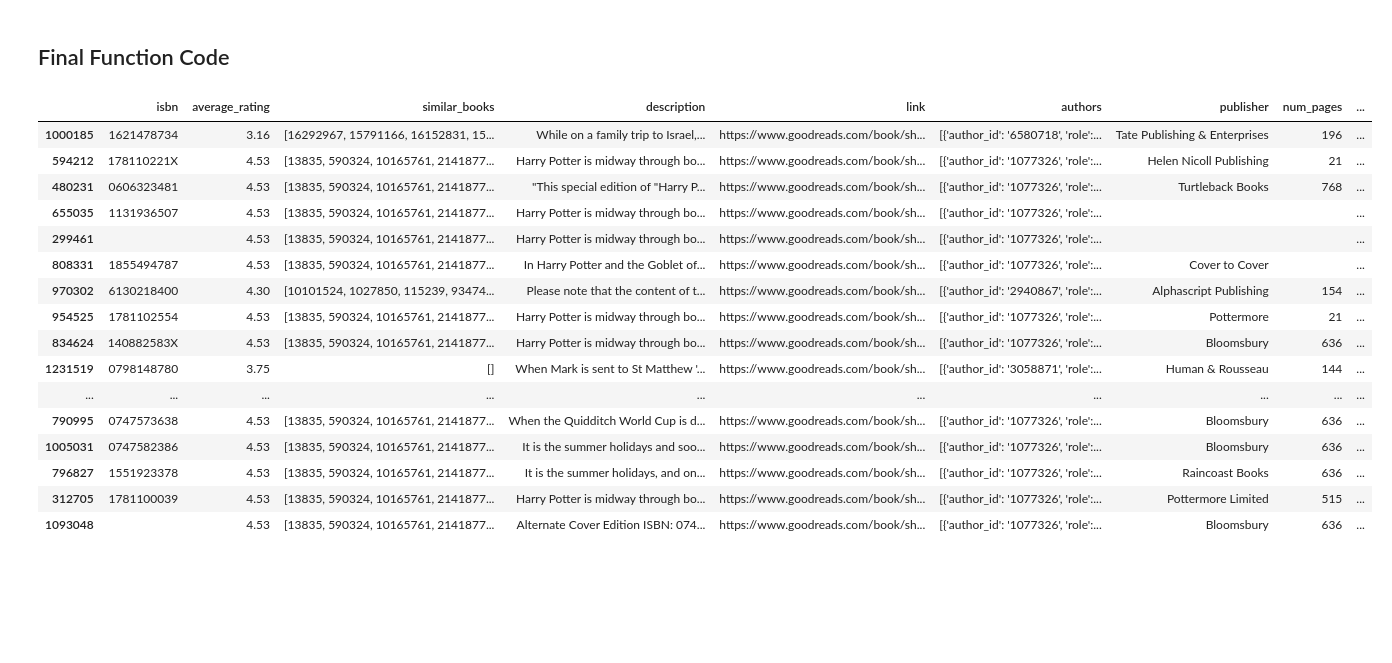
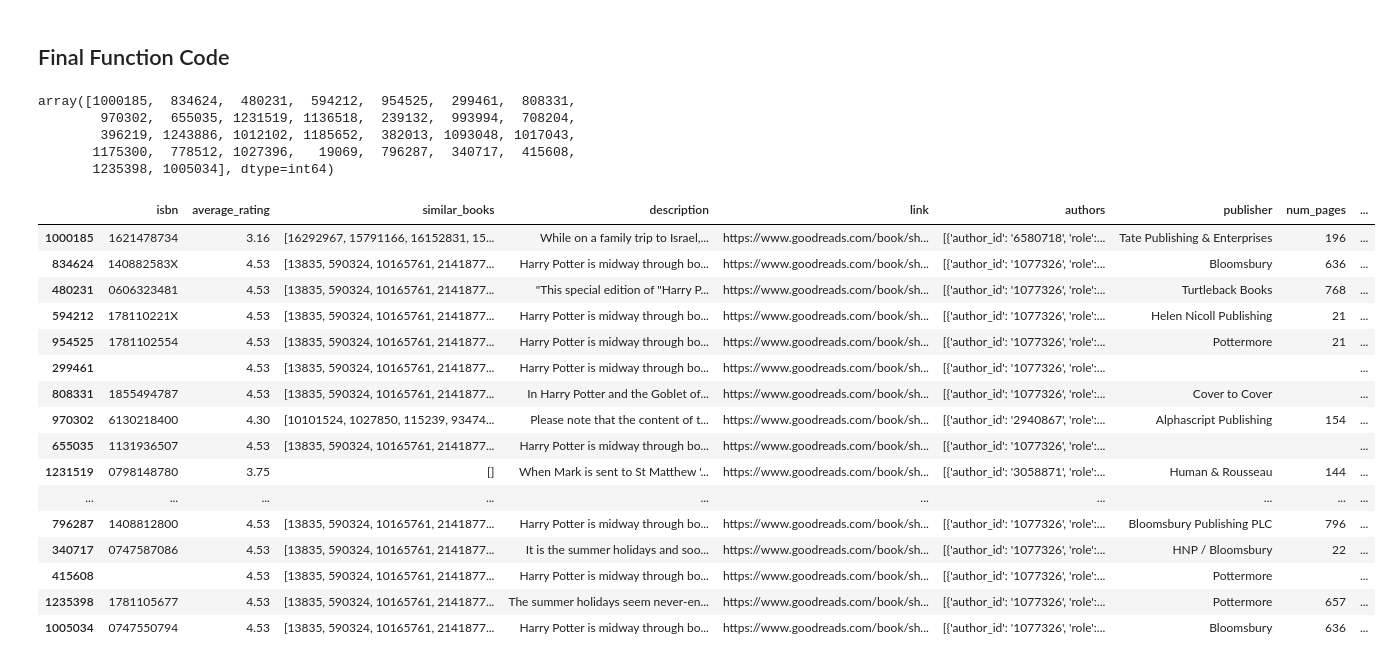
Before and after one commit to sg13041995/Goodreads_SearchEngine, a Jupyter notebook: Files/SearchEngine_TFIDF/searchEngine_TFIDF.ipynb, the cells around one changed output. Drawn from its saved outputs; the diff is of its cells as text; code cells hidden in the pictures; blank space fills up the shorter version.

Commit message:
database integration done with the searchEngine

```diff
--- a/Files/SearchEngine_TFIDF/searchEngine_TFIDF.ipynb
+++ b/Files/SearchEngine_TFIDF/searchEngine_TFIDF.ipynb
@@ -257,11 +261,11 @@ vectorizer = joblib.load("./Memory/vectorizer_uni.pkl")
 tfidf = joblib.load("./Memory/tfidf_matrix_uni.pkl")
 # items = pd.read_json("../Datasets/Processed/itemDetails_RatingCount_gt15.json")
 # %%
-def search(query,vectorizer=vectorizer):
+def search(query,vectorizer,tfidf_matrix):
     processed = re.sub("\s+", " ", re.sub("[^a-zA-Z0-9 ]", "", query.lower()))
 
     query_vec = vectorizer.transform([processed])
-    similarity = cosine_similarity(query_vec, tfidf_uni)
+    similarity = cosine_similarity(query_vec, tfidf_matrix)
     similarity = similarity.flatten().round(5)
 
     indices = np.argsort(similarity)[-30:]
@@ -278,24 +282,33 @@ def search(query,vectorizer=vectorizer):
         indices = indices[:max_index+1]
 
     return indices
+# %%
+indices = search("goblet of fire",vectorizer=vectorizer,tfidf_matrix=tfidf)
+indices
+# %% [output]
+array([1000185,  834624,  480231,  594212,  954525,  299461,  808331,
+        970302,  655035, 1231519, 1136518,  239132,  993994,  708204,
+        396219, 1243886, 1012102, 1185652,  382013, 1093048, 1017043,
+       1175300,  778512, 1027396,   19069,  796287,  340717,  415608,
+       1235398, 1005034], dtype=int64)
 # %%
-results = items.iloc[search("goblet of fire")]
+results = items.iloc[indices]
 results
 # %% [output]
 |  | isbn | average_rating | similar_books | description | link | authors | publisher | num_pages | ... |
 | 1000185 | 1621478734 | 3.16 | [16292967, 15791166, 16152831, 15... | While on a family trip to Israel,... | https://www.goodreads.com/book/sh... | [{'author_id': '6580718', 'role':... | Tate Publishing & Enterprises | 196 | ... |
+| 834624 | 140882583X | 4.53 | [13835, 590324, 10165761, 2141877... | Harry Potter is midway through bo... | https://www.goodreads.com/book/sh... | [{'author_id': '1077326', 'role':... | Bloomsbury | 636 | ... |
+| 480231 | 0606323481 | 4.53 | [13835, 590324, 10165761, 2141877... | "This special edition of "Harry P... | https://www.goodreads.com/book/sh... | [{'author_id': '1077326', 'role':... | Turtleback Books | 768 | ... |
 | 594212 | 178110221X | 4.53 | [13835, 590324, 10165761, 2141877... | Harry Potter is midway through bo... | https://www.goodreads.com/book/sh... | [{'author_id': '1077326', 'role':... | Helen Nicoll Publishing | 21 | ... |
-| 480231 | 0606323481 | 4.53 | [13835, 590324, 10165761, 2141877... | "This special edition of "Harry P... | https://www.goodreads.com/book/sh... | [{'author_id': '1077326', 'role':... | Turtleback Books | 768 | ... |
-| 655035 | 1131936507 | 4.53 | [13835, 590324, 10165761, 2141877... | Harry Potter is midway through bo... | https://www.goodreads.com/book/sh... | [{'author_id': '1077326', 'role':... |  |  | ... |
+| 954525 | 1781102554 | 4.53 | [13835, 590324, 10165761, 2141877... | Harry Potter is midway through bo... | https://www.goodreads.com/book/sh... | [{'author_id': '1077326', 'role':... | Pottermore | 21 | ... |
 | 299461 |  | 4.53 | [13835, 590324, 10165761, 2141877... | Harry Potter is midway through bo... | https://www.goodreads.com/book/sh... | [{'author_id': '1077326', 'role':... |  |  | ... |
 | 808331 | 1855494787 | 4.53 | [13835, 590324, 10165761, 2141877... | In Harry Potter and the Goblet of... | https://www.goodreads.com/book/sh... | [{'author_id': '1077326', 'role':... | Cover to Cover |  | ... |
 | 970302 | 6130218400 | 4.30 | [10101524, 1027850, 115239, 93474... | Please note that the content of t... | https://www.goodreads.com/book/sh... | [{'author_id': '2940867', 'role':... | Alphascript Publishing | 154 | ... |
-| 954525 | 1781102554 | 4.53 | [13835, 590324, 10165761, 2141877... | Harry Potter is midway through bo... | https://www.goodreads.com/book/sh... | [{'author_id': '1077326', 'role':... | Pottermore | 21 | ... |
-| 834624 | 140882583X | 4.53 | [13835, 590324, 10165761, 2141877... | Harry Potter is midway through bo... | https://www.goodreads.com/book/sh... | [{'author_id': '1077326', 'role':... | Bloomsbury | 636 | ... |
+| 655035 | 1131936507 | 4.53 | [13835, 590324, 10165761, 2141877... | Harry Potter is midway through bo... | https://www.goodreads.com/book/sh... | [{'author_id': '1077326', 'role':... |  |  | ... |
 | 1231519 | 0798148780 | 3.75 | [] | When Mark is sent to St Matthew '... | https://www.goodreads.com/book/sh... | [{'author_id': '3058871', 'role':... | Human & Rousseau | 144 | ... |
 | ... | ... | ... | ... | ... | ... | ... | ... | ... | ... |
-| 790995 | 0747573638 | 4.53 | [13835, 590324, 10165761, 2141877... | When the Quidditch World Cup is d... | https://www.goodreads.com/book/sh... | [{'author_id': '1077326', 'role':... | Bloomsbury | 636 | ... |
-| 1005031 | 0747582386 | 4.53 | [13835, 590324, 10165761, 2141877... | It is the summer holidays and soo... | https://www.goodreads.com/book/sh... | [{'author_id': '1077326', 'role':... | Bloomsbury | 636 | ... |
-| 796827 | 1551923378 | 4.53 | [13835, 590324, 10165761, 2141877... | It is the summer holidays, and on... | https://www.goodreads.com/book/sh... | [{'author_id': '1077326', 'role':... | Raincoast Books | 636 | ... |
-| 312705 | 1781100039 | 4.53 | [13835, 590324, 10165761, 2141877... | Harry Potter is midway through bo... | https://www.goodreads.com/book/sh... | [{'author_id': '1077326', 'role':... | Pottermore Limited | 515 | ... |
-| 1093048 |  | 4.53 | [13835, 590324, 10165761, 2141877... | Alternate Cover Edition ISBN: 074... | https://www.goodreads.com/book/sh... | [{'author_id': '1077326', 'role':... | Bloomsbury | 636 | ... |
+| 796287 | 1408812800 | 4.53 | [13835, 590324, 10165761, 2141877... | Harry Potter is midway through bo... | https://www.goodreads.com/book/sh... | [{'author_id': '1077326', 'role':... | Bloomsbury Publishing PLC | 796 | ... |
+| 340717 | 0747587086 | 4.53 | [13835, 590324, 10165761, 2141877... | It is the summer holidays and soo... | https://www.goodreads.com/book/sh... | [{'author_id': '1077326', 'role':... | HNP / Bloomsbury | 22 | ... |
+| 415608 |  | 4.53 | [13835, 590324, 10165761, 2141877... | Harry Potter is midway through bo... | https://www.goodreads.com/book/sh... | [{'author_id': '1077326', 'role':... | Pottermore |  | ... |
+| 1235398 | 1781105677 | 4.53 | [13835, 590324, 10165761, 2141877... | The summer holidays seem never-en... | https://www.goodreads.com/book/sh... | [{'author_id': '1077326', 'role':... | Pottermore | 657 | ... |
+| 1005034 | 0747550794 | 4.53 | [13835, 590324, 10165761, 2141877... | Harry Potter is midway through bo... | https://www.goodreads.com/book/sh... | [{'author_id': '1077326', 'role':... | Bloomsbury | 636 | ... |
```
Also changed, not shown: parts of 3 cells of this notebook, 2 other files.
